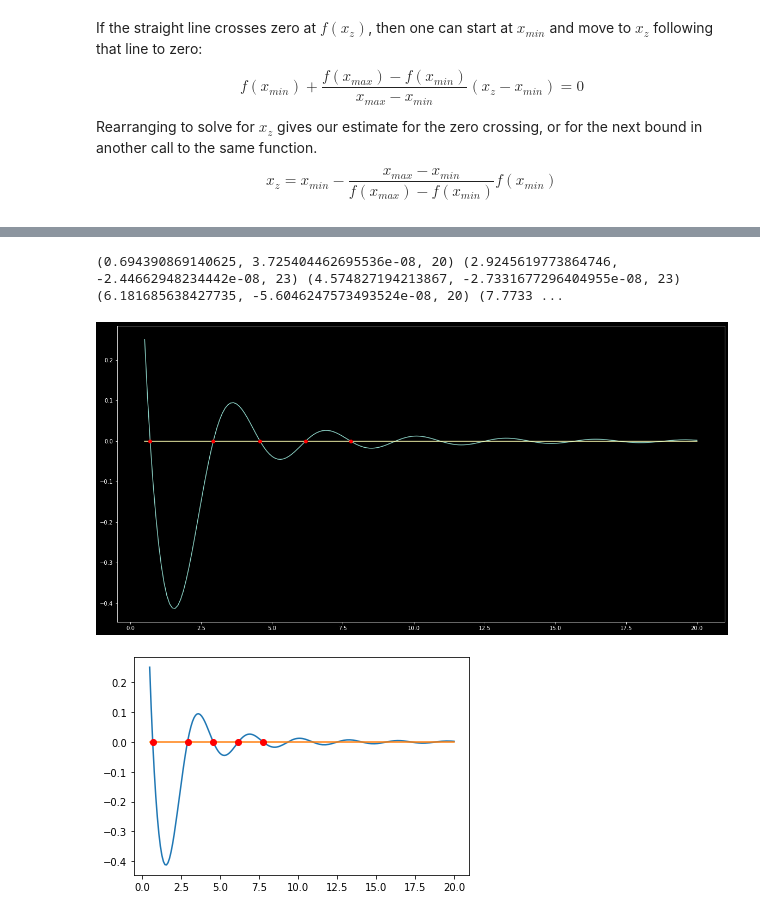
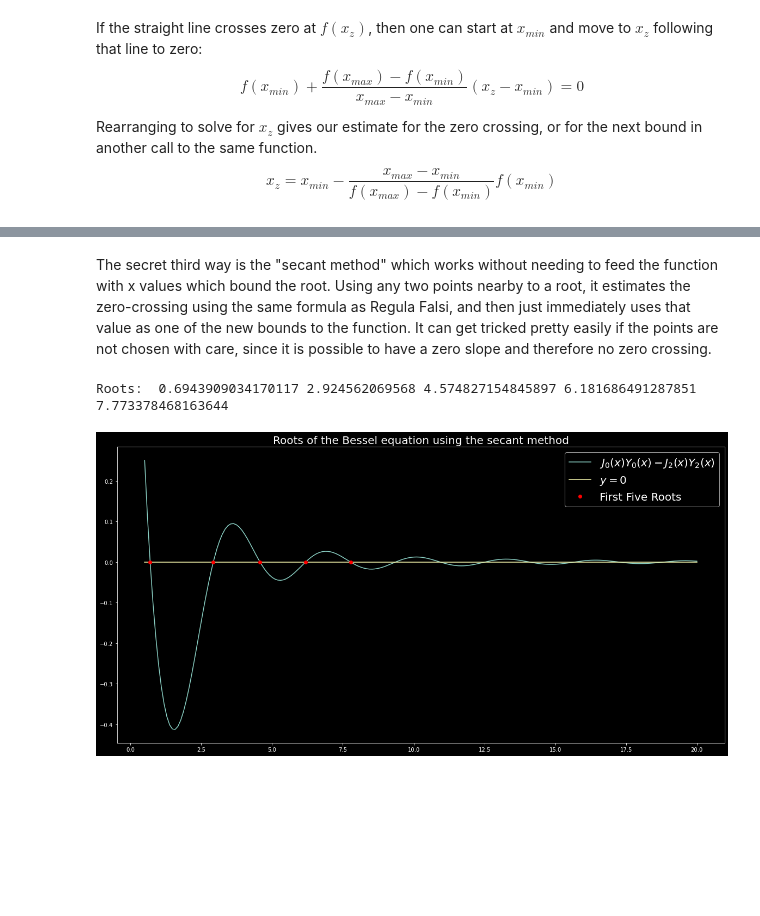
Before and after one commit to gregoryKaiser/cppython, a Jupyter notebook: Homework 3 - Root Finding and Special Functions.ipynb, the cells around one changed output, grey strips where cells are left out. Saved outputs shown, nothing was run; the diff lists cells and outputs as text; code cells hidden in the pictures; blank space fills up the shorter version.

```diff
--- a/Homework 3 - Root Finding and Special Functions.ipynb
+++ b/Homework 3 - Root Finding and Special Functions.ipynb
@@ -143,2 +183,4 @@ def root_regula_falsi(xmin,xmax,func_eval,tol):
+# %% [markdown]
+The secret third way is the "secant method" which works without needing to feed the function with x values which bound the root. Using any two points nearby to a root, it estimates the zero-crossing using the same formula as Regula Falsi, and then just immediately uses that value as one of the new bounds to the function. It can get tricked pretty easily if the points are not chosen with care, since it is possible to have a zero slope and therefore no zero crossing.
 # %%
 def root_secant(xmin,xmax,func_eval,tol):
@@ -163,36 +208,22 @@ def root_secant(xmin,xmax,func_eval,tol):
     #end search for root
     return x_mid,mid_val,num_calls
 # %%
-tolerance = 1e-7
-bis_zero_1 = root_bisection(0.2,1,bessel_eqn,tolerance)
-bis_zero_2 = root_bisection(2.5,3,bessel_eqn,tolerance)
-bis_zero_3 = root_bisection(3,5,bessel_eqn,tolerance)
-bis_zero_4 = root_bisection(5.3,7,bessel_eqn,tolerance)
-bis_zero_5 = root_bisection(7,8,bessel_eqn,tolerance)
+# tolerance = 1e-6
+sec_zero_1 = root_secant(0.2,1,bessel_eqn,tolerance)
+sec_zero_2 = root_secant(2.5,3,bessel_eqn,tolerance)
+sec_zero_3 = root_secant(3,5,bessel_eqn,tolerance)
+sec_zero_4 = root_secant(5.3,7,bessel_eqn,tolerance)
+sec_zero_5 = root_secant(7,8,bessel_eqn,tolerance)
 plt.plot(bessel_sub_x,bessel_sub);
 plt.plot(bessel_sub_x,[0]*num);
-plt.plot(bis_zero_1[0],bis_zero_1[1],'ro');
-plt.plot(bis_zero_2[0],bis_zero_2[1],'ro');
-plt.plot(bis_zero_3[0],bis_zero_3[1],'ro');
-plt.plot(bis_zero_4[0],bis_zero_4[1],'ro');
-plt.plot(bis_zero_5[0],bis_zero_5[1],'ro');
-print(bis_zero_1,bis_zero_2,bis_zero_3,bis_zero_4,bis_zero_5)
+plt.plot(sec_zero_1[0],sec_zero_1[1],'ro');
+plt.plot(sec_zero_2[0],sec_zero_2[1],'ro');
+plt.plot(sec_zero_3[0],sec_zero_3[1],'ro');
+plt.plot(sec_zero_4[0],sec_zero_4[1],'ro');
+plt.plot(sec_zero_5[0],sec_zero_5[1],'ro');
+print("Roots: ",sec_zero_1[0],sec_zero_2[0],sec_zero_3[0],sec_zero_4[0],sec_zero_5[0])
+plt.title("Roots of the Bessel equation using the secant method",fontsize = 20);
+plt.legend(["$J_0(x)Y_0(x) - J_2(x)Y_2(x)$","$y=0$","First Five Roots"],fontsize=20);
 # %% [output]
-(0.694390869140625, 3.725404462695536e-08, 20) (2.9245619773864746, -2.44662948234442e-08, 23) (4.574827194213867, -2.7331677296404955e-08, 23) (6.181685638427735, -5.6046247573493524e-08, 20) (7.7733 ...
+Roots:  0.6943909034170117 2.924562069568 4.574827154845897 6.181686491287851 7.773378468163644
-[figure, old version]
+[figure, new version]
-# %%
-# tolerance = 1e-6
-rf_zero_1 = root_reguli_falsi(0.2,1,bessel_eqn,tolerance)
-rf_zero_2 = root_reguli_falsi(2.5,3,bessel_eqn,tolerance)
-rf_zero_3 = root_reguli_falsi(3,5,bessel_eqn,tolerance)
-rf_zero_4 = root_reguli_falsi(5.3,7,bessel_eqn,tolerance)
-rf_zero_5 = root_reguli_falsi(7,8,bessel_eqn,tolerance)
-plt.plot(bessel_sub_x,bessel_sub);
-plt.plot(bessel_sub_x,[0]*num);
-plt.plot(rf_zero_1[0],rf_zero_1[1],'ro');
-plt.plot(rf_zero_2[0],rf_zero_2[1],'ro');
-plt.plot(rf_zero_3[0],rf_zero_3[1],'ro');
-plt.plot(rf_zero_4[0],rf_zero_4[1],'ro');
-plt.plot(rf_zero_5[0],rf_zero_5[1],'ro');
-# %% [output]
-[figure, removed]
```
Also changed, not shown: parts of 7 cells of this notebook.
